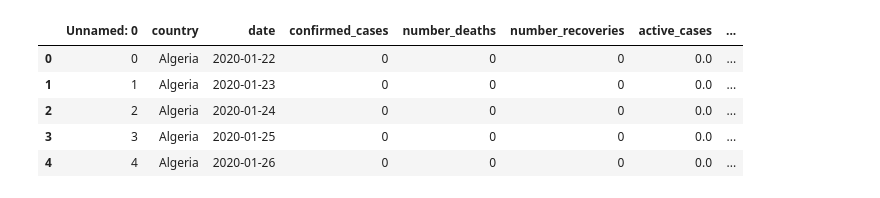
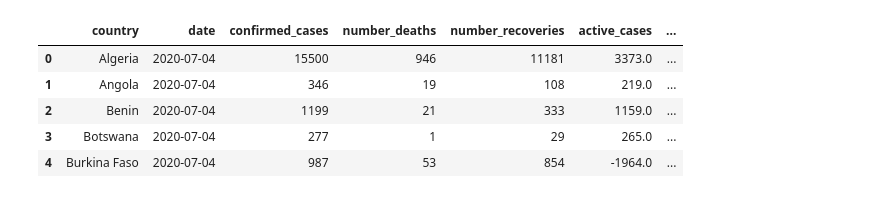
Before and after one commit to Umuzi-org/covid19-analysis, a Jupyter notebook: notebooks/africa.ipynb, the cells around one changed output. Cells and saved outputs as stored; diff of their text form; code cells hidden in the pictures.

Commit message:
added analysis for the africa dataset

```diff
--- a/notebooks/africa.ipynb
+++ b/notebooks/africa.ipynb
@@ -176,13 +177,13 @@ fig3.show()
 # %% [output]
 [interactive output not drawn]
 # %%
-df11.head()
+df_africa_cases.head()
 # %% [output]
-|  | Unnamed: 0 | country | date | confirmed_cases | number_deaths | number_recoveries | active_cases | ... |
-| 0 | 0 | Algeria | 2020-01-22 | 0 | 0 | 0 | 0.0 | ... |
-| 1 | 1 | Algeria | 2020-01-23 | 0 | 0 | 0 | 0.0 | ... |
-| 2 | 2 | Algeria | 2020-01-24 | 0 | 0 | 0 | 0.0 | ... |
-| 3 | 3 | Algeria | 2020-01-25 | 0 | 0 | 0 | 0.0 | ... |
-| 4 | 4 | Algeria | 2020-01-26 | 0 | 0 | 0 | 0.0 | ... |
+|  | country | date | confirmed_cases | number_deaths | number_recoveries | active_cases | ... |
+| 0 | Algeria | 2020-07-04 | 15500 | 946 | 11181 | 3373.0 | ... |
+| 1 | Angola | 2020-07-04 | 346 | 19 | 108 | 219.0 | ... |
+| 2 | Benin | 2020-07-04 | 1199 | 21 | 333 | 1159.0 | ... |
+| 3 | Botswana | 2020-07-04 | 277 | 1 | 29 | 265.0 | ... |
+| 4 | Burkina Faso | 2020-07-04 | 987 | 53 | 854 | -1964.0 | ... |
 # %%
 #Africa commulative data graph
```
Also changed, not shown: parts of 9 cells of this notebook.
